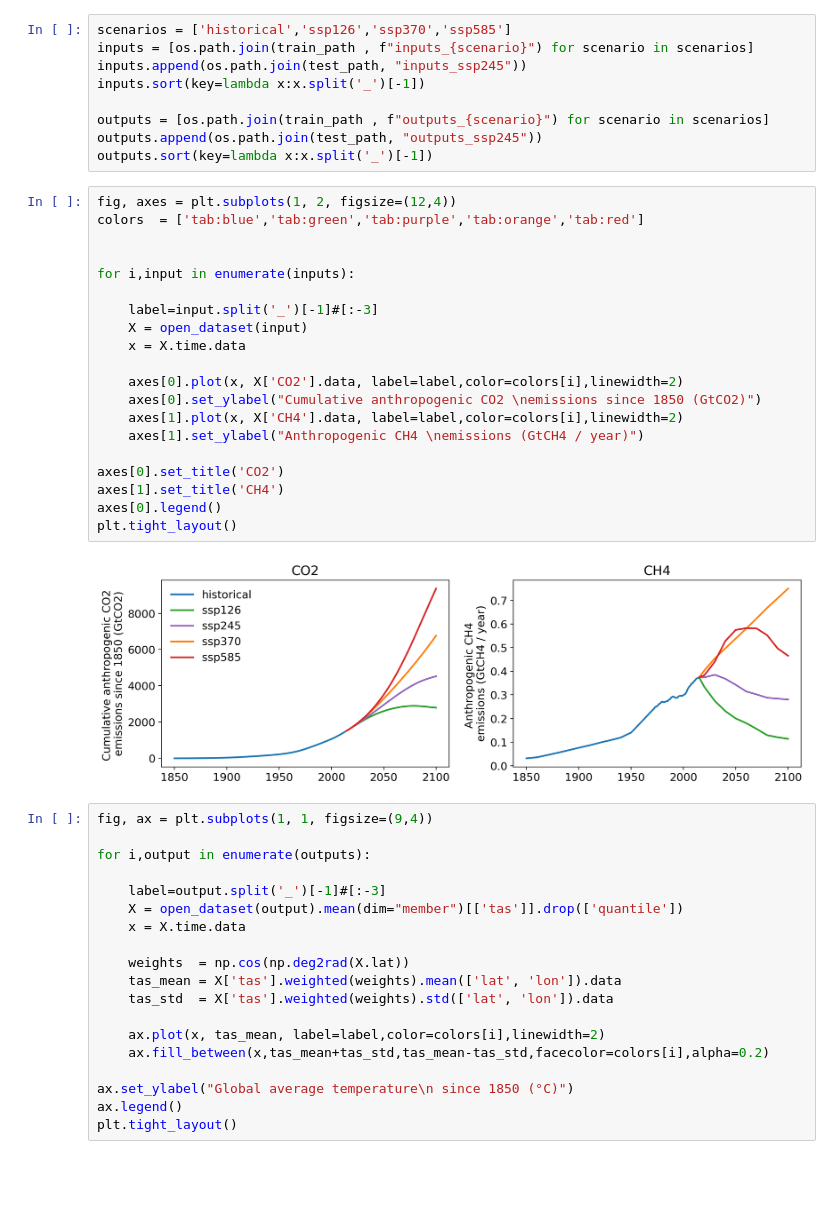
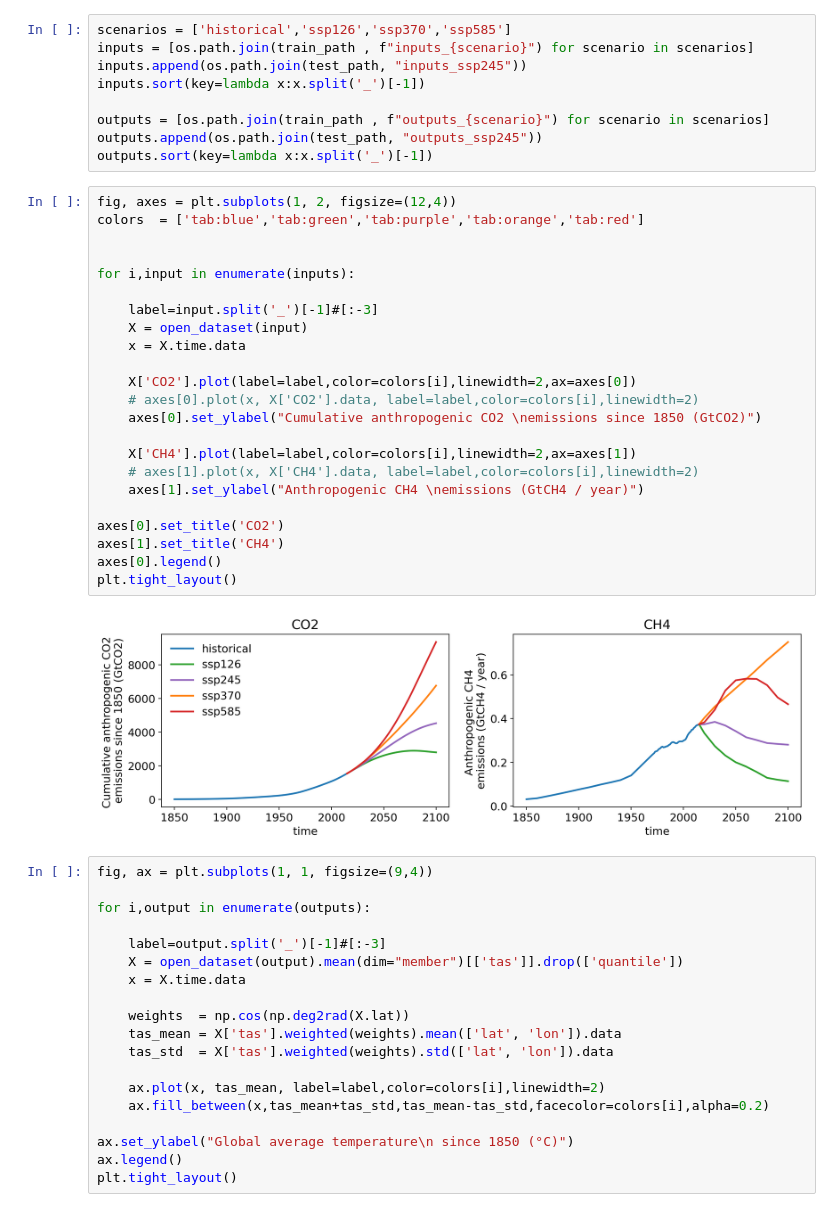
Before and after one commit to leap-stc/LEAP-bootcamps, a Jupyter notebook: Codes/Day2/Neural_Network_example.ipynb, the cells around one changed output. Drawn from its saved outputs; the diff is of its cells as text; blank space fills up the shorter version.

```diff
--- a/Codes/Day2/Neural_Network_example.ipynb
+++ b/Codes/Day2/Neural_Network_example.ipynb
@@ -49,28 +49,31 @@ inputs.sort(key=lambda x:x.split('_')[-1])
 outputs = [os.path.join(train_path , f"outputs_{scenario}") for scenario in scenarios]
 outputs.append(os.path.join(test_path, "outputs_ssp245"))
 outputs.sort(key=lambda x:x.split('_')[-1])
-# %%
-fig, axes = plt.subplots(1, 2, figsize=(12,4))
-colors  = ['tab:blue','tab:green','tab:purple','tab:orange','tab:red']
-
-
-for i,input in enumerate(inputs):
-
-    label=input.split('_')[-1]#[:-3]
-    X = open_dataset(input)
-    x = X.time.data
-
-    axes[0].plot(x, X['CO2'].data, label=label,color=colors[i],linewidth=2)
-    axes[0].set_ylabel("Cumulative anthropogenic CO2 \nemissions since 1850 (GtCO2)")
-    axes[1].plot(x, X['CH4'].data, label=label,color=colors[i],linewidth=2)
-    axes[1].set_ylabel("Anthropogenic CH4 \nemissions (GtCH4 / year)")
-
-axes[0].set_title('CO2')
-axes[1].set_title('CH4')
-axes[0].legend()
-plt.tight_layout()
-# %% [output]
-[figure, removed]
+# %%
+fig, axes = plt.subplots(1, 2, figsize=(12,4))
+colors  = ['tab:blue','tab:green','tab:purple','tab:orange','tab:red']
+
+
+for i,input in enumerate(inputs):
+
+    label=input.split('_')[-1]#[:-3]
+    X = open_dataset(input)
+    x = X.time.data
+
+    X['CO2'].plot(label=label,color=colors[i],linewidth=2,ax=axes[0])
+    # axes[0].plot(x, X['CO2'].data, label=label,color=colors[i],linewidth=2)
+    axes[0].set_ylabel("Cumulative anthropogenic CO2 \nemissions since 1850 (GtCO2)")
+
+    X['CH4'].plot(label=label,color=colors[i],linewidth=2,ax=axes[1])
+    # axes[1].plot(x, X['CH4'].data, label=label,color=colors[i],linewidth=2)
+    axes[1].set_ylabel("Anthropogenic CH4 \nemissions (GtCH4 / year)")
+
+axes[0].set_title('CO2')
+axes[1].set_title('CH4')
+axes[0].legend()
+plt.tight_layout()
+# %% [output]
+[figure, added]
 # %%
 fig, ax = plt.subplots(1, 1, figsize=(9,4))
 
```
Also changed, not shown: parts of 11 cells of this notebook.
